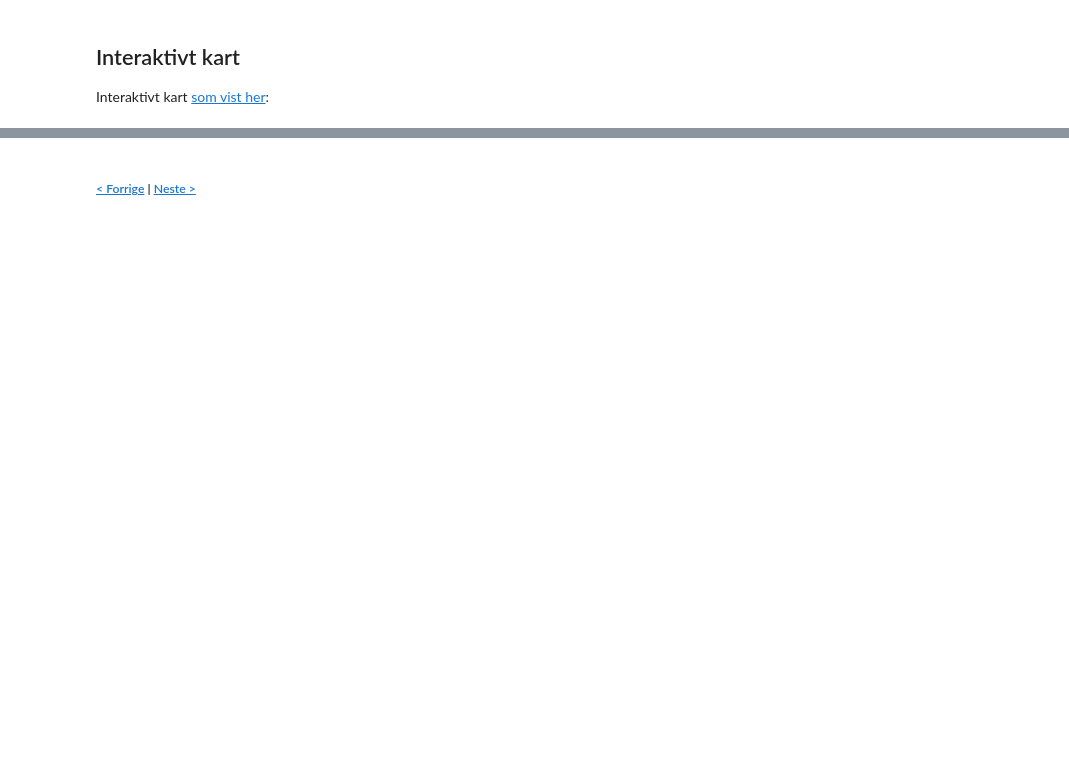
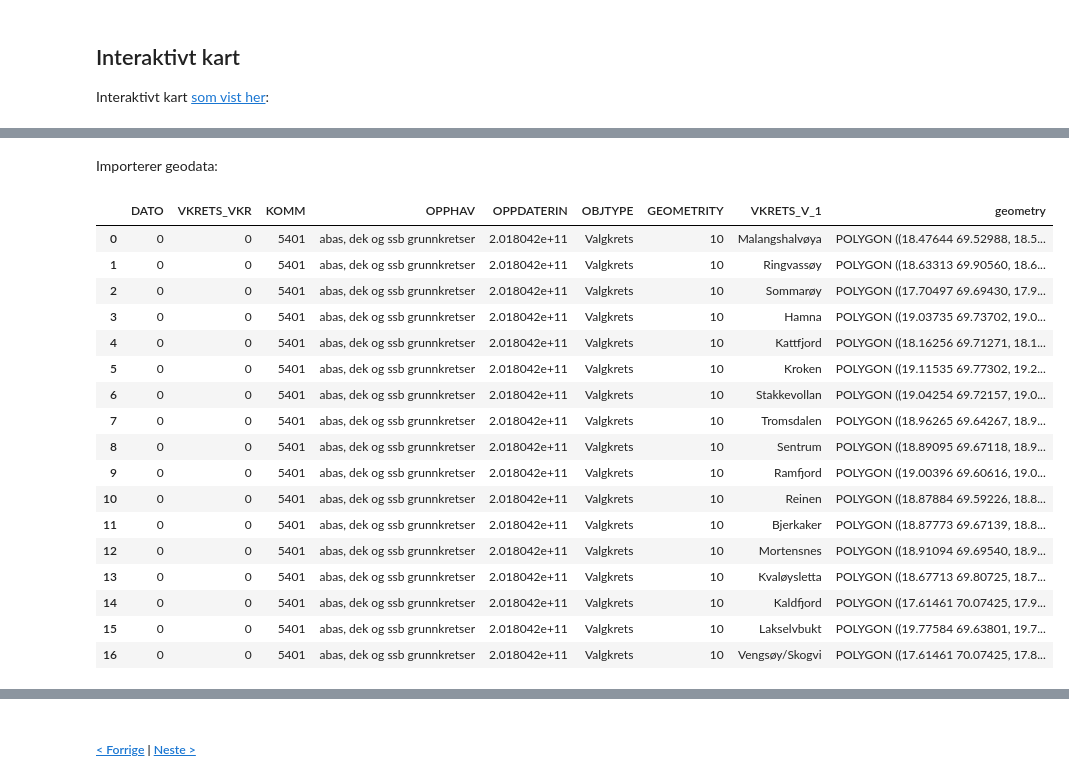
Before and after one commit to harsutvi/notebooks, a Jupyter notebook: 11 - interaktive websider.ipynb, the cells around one changed output, grey strips where cells are left out. Drawn from its saved outputs; the diff is of its cells as text; code cells hidden in the pictures; blank space fills up the shorter version.

```diff
--- a/11 - interaktive websider.ipynb
+++ b/11 - interaktive websider.ipynb
@@ -383,0 +317,28 @@ Legg til regresjonslinjen fra [10 - statsmodels](10%20-%20statsmodels.ipynb) i d
+# %% [markdown]
+Importerer geodata:
+# %%
+import geopandas as gpd
+#loading the geographical data
+#and converting to a coordinate system that folium understands:
+geodata = gpd.read_file(r"https://titlon.uit.no/hht/data/valgkretser.zip")
+geodata=geodata.to_crs('epsg:4326')
+geodata
+# %% [output]
+|  | DATO | VKRETS_VKR | KOMM | OPPHAV | OPPDATERIN | OBJTYPE | GEOMETRITY | VKRETS_V_1 | geometry |
+| 0 | 0 | 0 | 5401 | abas, dek og ssb grunnkretser | 2.018042e+11 | Valgkrets | 10 | Malangshalvøya | POLYGON ((18.47644 69.52988, 18.5... |
+| 1 | 0 | 0 | 5401 | abas, dek og ssb grunnkretser | 2.018042e+11 | Valgkrets | 10 | Ringvassøy | POLYGON ((18.63313 69.90560, 18.6... |
+| 2 | 0 | 0 | 5401 | abas, dek og ssb grunnkretser | 2.018042e+11 | Valgkrets | 10 | Sommarøy | POLYGON ((17.70497 69.69430, 17.9... |
+| 3 | 0 | 0 | 5401 | abas, dek og ssb grunnkretser | 2.018042e+11 | Valgkrets | 10 | Hamna | POLYGON ((19.03735 69.73702, 19.0... |
+| 4 | 0 | 0 | 5401 | abas, dek og ssb grunnkretser | 2.018042e+11 | Valgkrets | 10 | Kattfjord | POLYGON ((18.16256 69.71271, 18.1... |
+| 5 | 0 | 0 | 5401 | abas, dek og ssb grunnkretser | 2.018042e+11 | Valgkrets | 10 | Kroken | POLYGON ((19.11535 69.77302, 19.2... |
+| 6 | 0 | 0 | 5401 | abas, dek og ssb grunnkretser | 2.018042e+11 | Valgkrets | 10 | Stakkevollan | POLYGON ((19.04254 69.72157, 19.0... |
+| 7 | 0 | 0 | 5401 | abas, dek og ssb grunnkretser | 2.018042e+11 | Valgkrets | 10 | Tromsdalen | POLYGON ((18.96265 69.64267, 18.9... |
+| 8 | 0 | 0 | 5401 | abas, dek og ssb grunnkretser | 2.018042e+11 | Valgkrets | 10 | Sentrum | POLYGON ((18.89095 69.67118, 18.9... |
+| 9 | 0 | 0 | 5401 | abas, dek og ssb grunnkretser | 2.018042e+11 | Valgkrets | 10 | Ramfjord | POLYGON ((19.00396 69.60616, 19.0... |
+| 10 | 0 | 0 | 5401 | abas, dek og ssb grunnkretser | 2.018042e+11 | Valgkrets | 10 | Reinen | POLYGON ((18.87884 69.59226, 18.8... |
+| 11 | 0 | 0 | 5401 | abas, dek og ssb grunnkretser | 2.018042e+11 | Valgkrets | 10 | Bjerkaker | POLYGON ((18.87773 69.67139, 18.8... |
+| 12 | 0 | 0 | 5401 | abas, dek og ssb grunnkretser | 2.018042e+11 | Valgkrets | 10 | Mortensnes | POLYGON ((18.91094 69.69540, 18.9... |
+| 13 | 0 | 0 | 5401 | abas, dek og ssb grunnkretser | 2.018042e+11 | Valgkrets | 10 | Kvaløysletta | POLYGON ((18.67713 69.80725, 18.7... |
+| 14 | 0 | 0 | 5401 | abas, dek og ssb grunnkretser | 2.018042e+11 | Valgkrets | 10 | Kaldfjord | POLYGON ((17.61461 70.07425, 17.9... |
+| 15 | 0 | 0 | 5401 | abas, dek og ssb grunnkretser | 2.018042e+11 | Valgkrets | 10 | Lakselvbukt | POLYGON ((19.77584 69.63801, 19.7... |
+| 16 | 0 | 0 | 5401 | abas, dek og ssb grunnkretser | 2.018042e+11 | Valgkrets | 10 | Vengsøy/Skogvi | POLYGON ((17.61461 70.07425, 17.8... |
```
Also changed, not shown: parts of 31 cells of this notebook, 7 other files.
